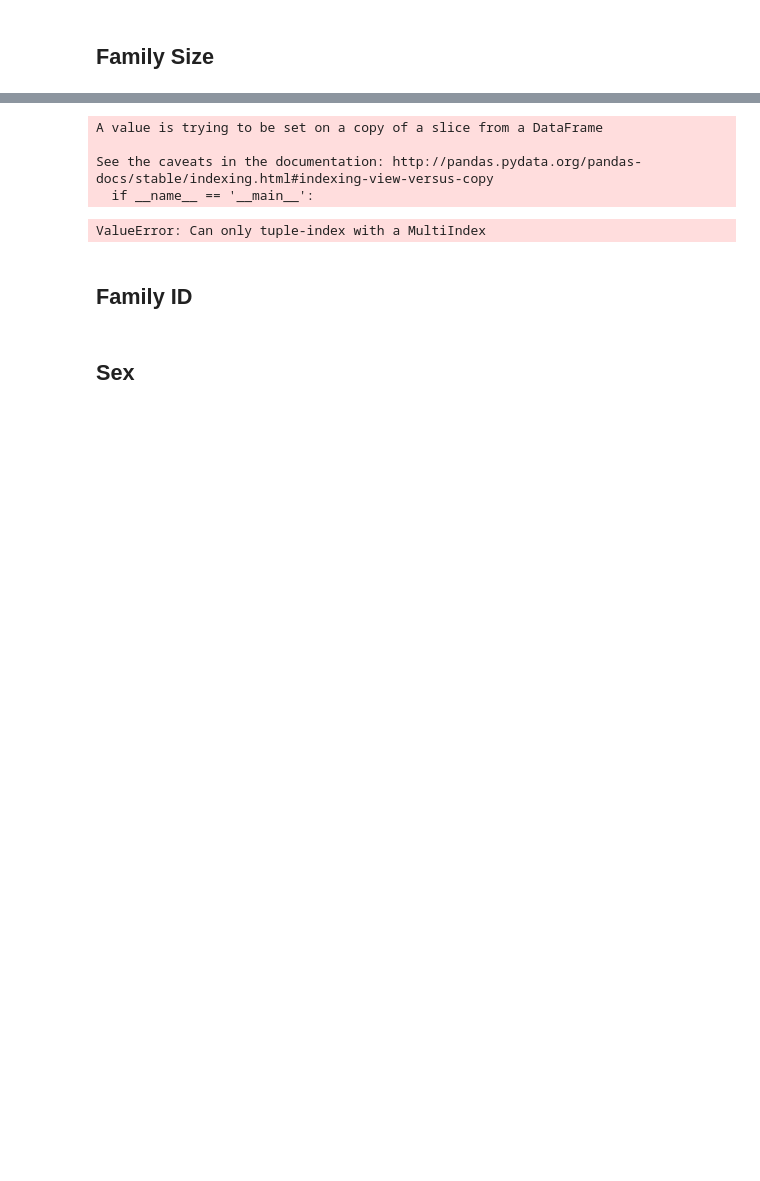
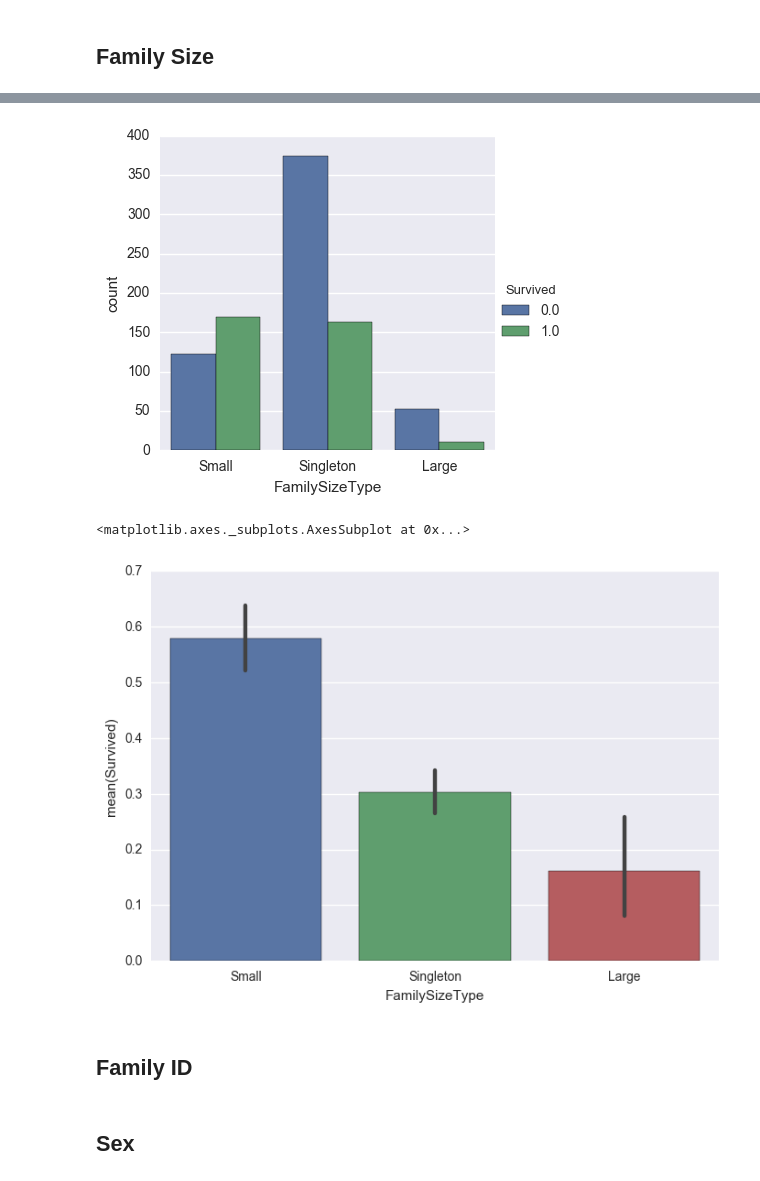
Before and after one commit to codingpotato/Kaggle, a Jupyter notebook: Titanic/Titanic.ipynb, the cells around one changed output, grey strips where cells are left out. Saved outputs shown, nothing was run; the diff lists cells and outputs as text; code cells hidden in the pictures; blank space fills up the shorter version.

```diff
--- a/Titanic/Titanic.ipynb
+++ b/Titanic/Titanic.ipynb
@@ -66,14 +65,15 @@ sns.barplot(x = 'FamilySize', y = 'Survived', data = data[:train_length])
 # %%
-data['FamilySizeType'][:, data.FamilySize == 1] = 'Singleton'
-data['FamilySizeType'][data.FamilySize > 1 & data.FamilySize <= 4] = 'Small'
-data['FamilySizeType'][data.FamilySize > 4] = 'Large'
+data['FamilySizeType'] = 'Singleton'
+data.loc[(data.FamilySize > 1) & (data.FamilySize <= 4), 'FamilySizeType'] = 'Small'
+data.loc[data.FamilySize > 4, 'FamilySizeType'] = 'Large'
+data['FamilySizeTypeFeature'] = pd.factorize(data.FamilySizeType)[0]
+sns.factorplot(x = 'FamilySizeType', hue = 'Survived', data = data[:train_length], kind = 'count')
+plt.show()
 sns.barplot(x = 'FamilySizeType', y = 'Survived', data = data[:train_length])
 # %% [output]
+[figure, added]
-A value is trying to be set on a copy of a slice from a DataFrame
-
-See the caveats in the documentation: http://pandas.pydata.org/pandas-docs/stable/indexing.html#indexing-view-versus-copy
-  if __name__ == '__main__':
+<matplotlib.axes._subplots.AxesSubplot at 0x...>
-ValueError: Can only tuple-index with a MultiIndex
+[figure, added]
 # %% [markdown]
 ## Family ID
 # %%
```
Also changed, not shown: parts of 31 cells of this notebook.
